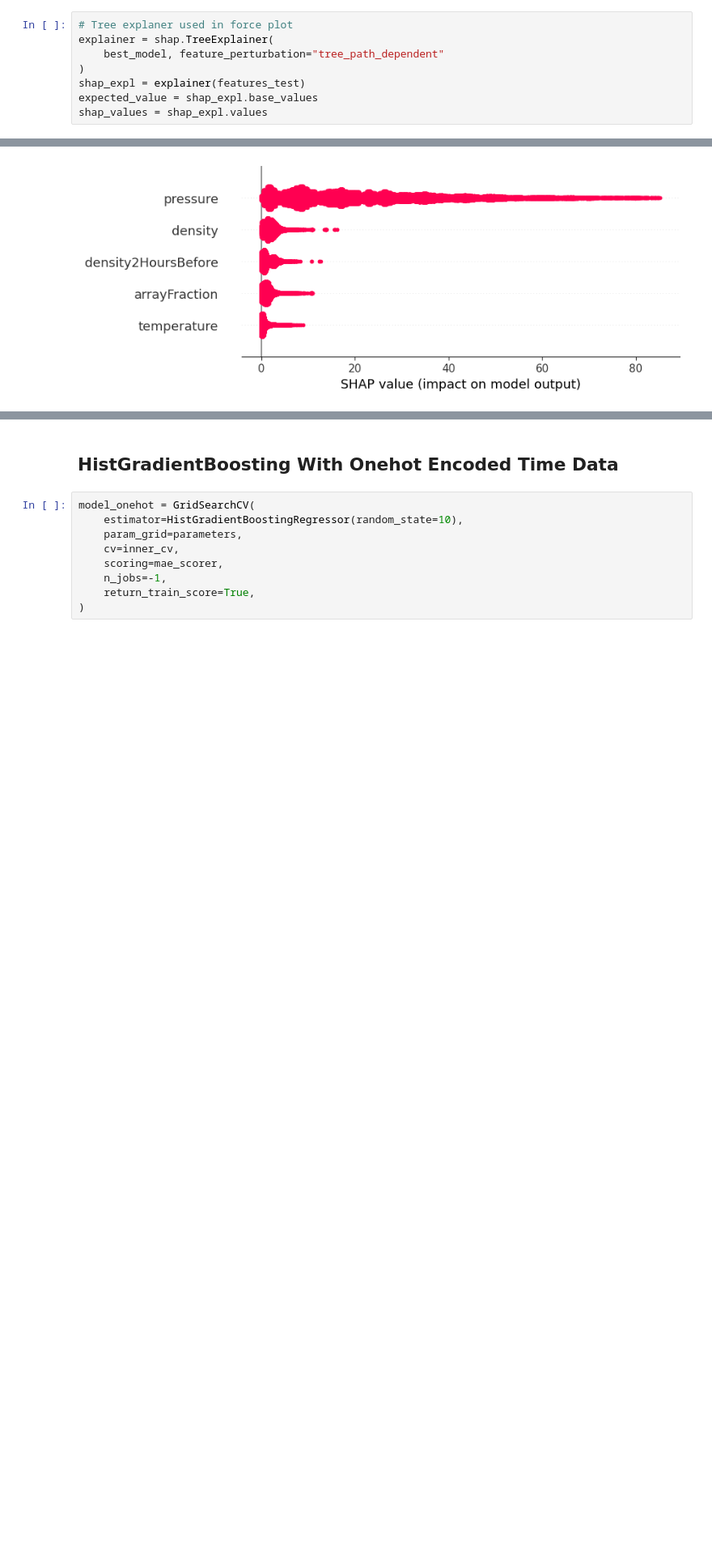
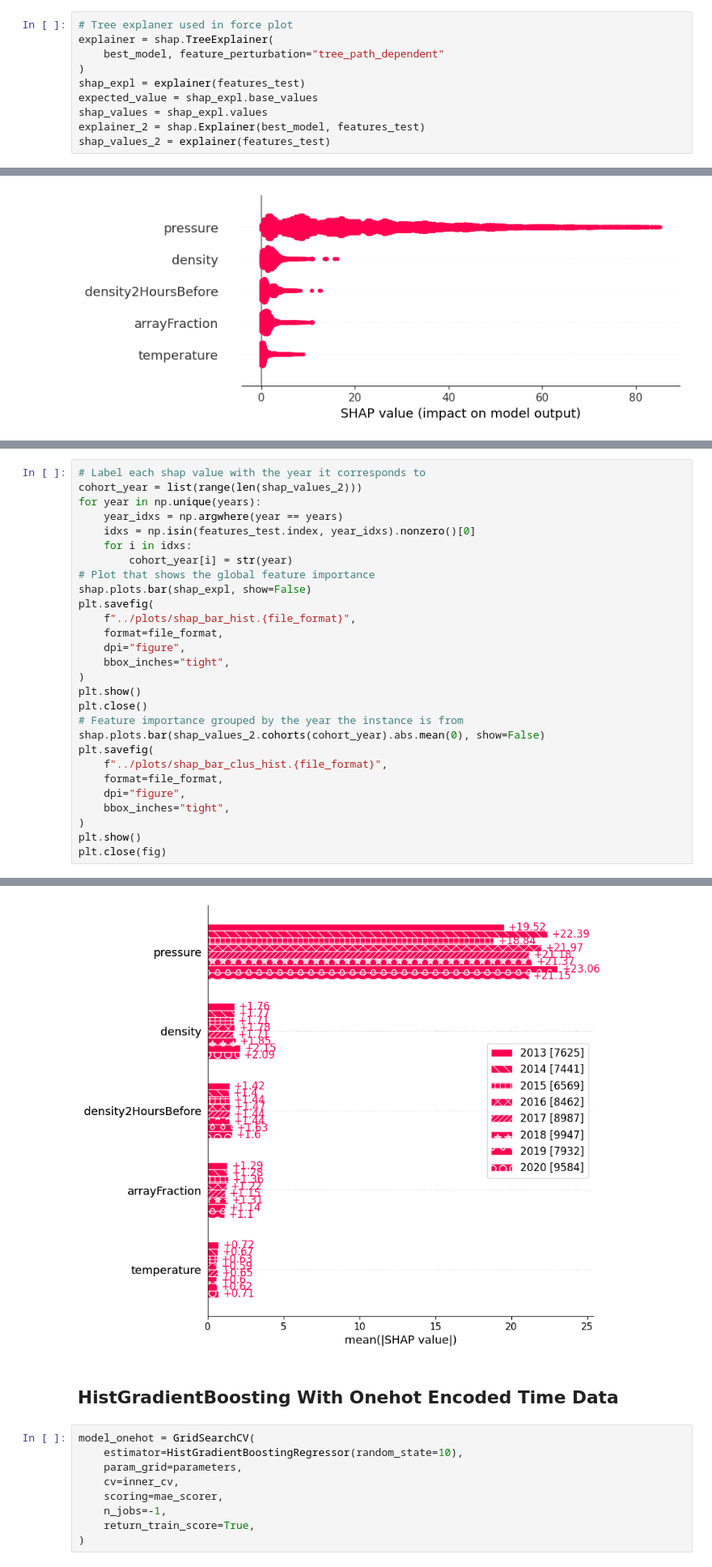
Before and after one commit to AGogosha/MLPhysAstr-CosRay-ReFlux, a Jupyter notebook: src/HistGradientBoost_Training.ipynb, the cells around one changed output, grey strips where cells are left out. Shown at 81% size. Drawn from its saved outputs; the diff is of its cells as text; blank space fills up the shorter version.

Commit message:
Add year grouped bar plot and increased number of features displayed in bar plot

```diff
--- a/src/HistGradientBoost_Training.ipynb
+++ b/src/HistGradientBoost_Training.ipynb
@@ -260,6 +260,8 @@ explainer = shap.TreeExplainer(
 shap_expl = explainer(features_test)
 expected_value = shap_expl.base_values
 shap_values = shap_expl.values
+explainer_2 = shap.Explainer(best_model, features_test)
+shap_values_2 = explainer(features_test)
 # %%
 shap.plots.force(
     explainer.expected_value,
@@ -317,0 +307,29 @@ plt.close()
+# %%
+# Label each shap value with the year it corresponds to
+cohort_year = list(range(len(shap_values_2)))
+for year in np.unique(years):
+    year_idxs = np.argwhere(year == years)
+    idxs = np.isin(features_test.index, year_idxs).nonzero()[0]
+    for i in idxs:
+        cohort_year[i] = str(year)
+# Plot that shows the global feature importance
+shap.plots.bar(shap_expl, show=False)
+plt.savefig(
+    f"../plots/shap_bar_hist.{file_format}",
+    format=file_format,
+    dpi="figure",
+    bbox_inches="tight",
+)
+plt.show()
+plt.close()
+# Feature importance grouped by the year the instance is from
+shap.plots.bar(shap_values_2.cohorts(cohort_year).abs.mean(0), show=False)
+plt.savefig(
+    f"../plots/shap_bar_clus_hist.{file_format}",
+    format=file_format,
+    dpi="figure",
+    bbox_inches="tight",
+)
+plt.show()
+plt.close(fig)
+# %% [output]
@@ -318,3 +337,4 @@ plt.close()
+[figure, added]
 # %% [markdown]
 ## HistGradientBoosting With Onehot Encoded Time Data
 # %%
```
Also changed, not shown: parts of 2 cells of this notebook, 1 other file.
